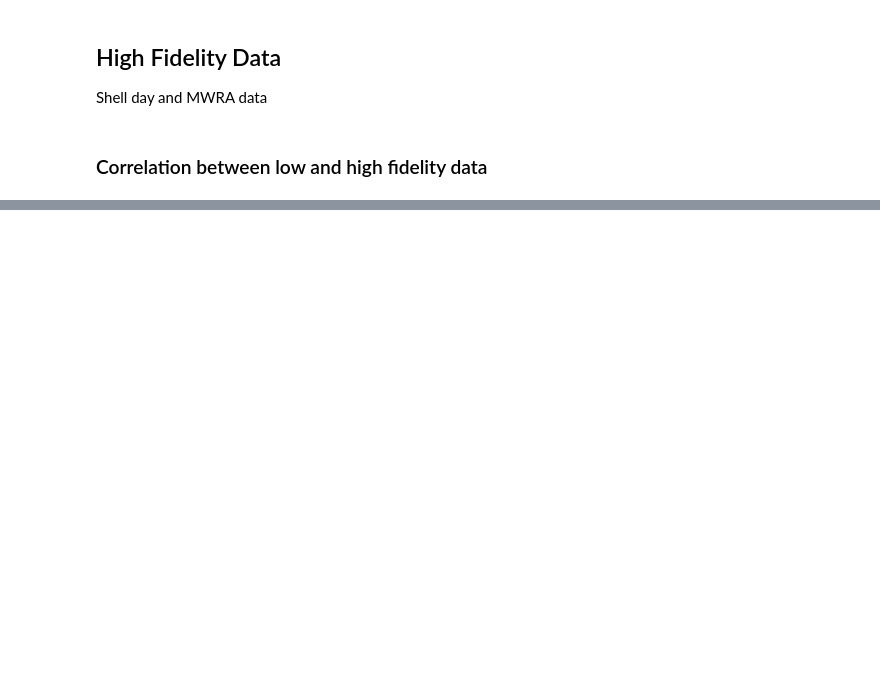
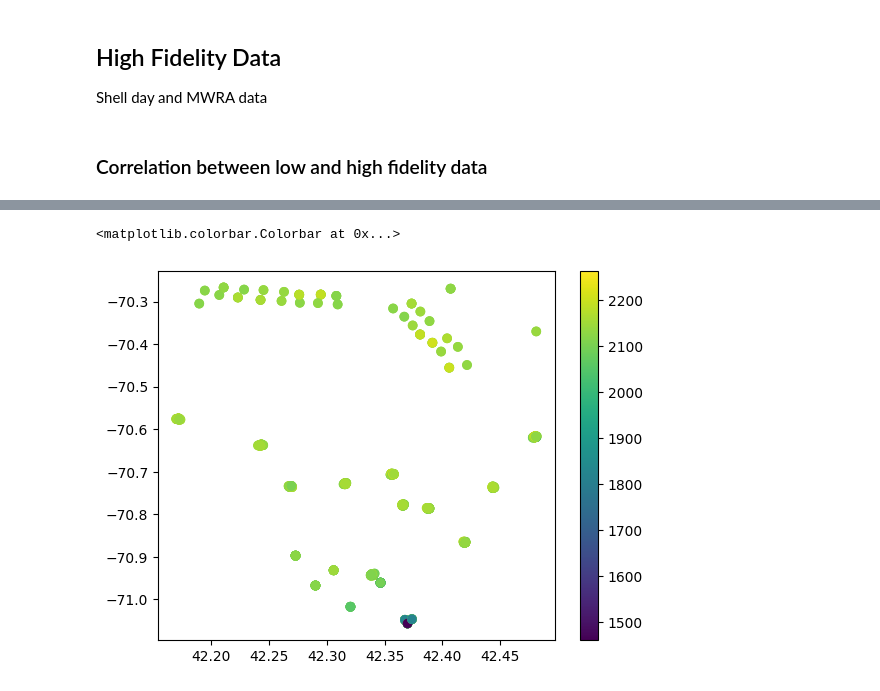
Before and after one commit to becklabs/oa-modeling, a Jupyter notebook: code/dataAnalysis/MultifidelityModeling.ipynb, the cells around one changed output, grey strips where cells are left out. Drawn from its saved outputs; the diff is of its cells as text; code cells hidden in the pictures; blank space fills up the shorter version.

```diff
--- a/code/dataAnalysis/MultifidelityModeling.ipynb
+++ b/code/dataAnalysis/MultifidelityModeling.ipynb
@@ -14,3 +25,8 @@ TA(micro mol/kg) = SAL(g/kg) * 47.6 + 643
 # %%
 def lofi(sal):
     return 47.6 * sal + 643
+# %%
+predicted_ta = lofi(sal['SAL (PSU)'])
+sal['TA in (mmol/kgSW)'] = predicted_ta
+lofi_pos = sal[['LATITUDE', 'LONGITUDE']].values
+lofi_ta = sal['TA in (mmol/kgSW)'].values
@@ -24,3 +42,6 @@ sal_and_ta = data[(data['SAL (PSU)'].notnull()) & (data['TA in (mmol/kgSW)'].not
+# %%
+hifi_pos = sal_and_ta[['LATITUDE', 'LONGITUDE']].values
+hifi_ta = sal_and_ta['TA in (mmol/kgSW)'].values
 # %% [markdown]
 ### Correlation between low and high fidelity data
 # %%
@@ -42,0 +64,6 @@ plt.scatter(sal_and_ta['PROF_DATE_TIME_LOCAL'], sal_and_ta['TA in (mmol/kgSW)'])
+# %%
+# Combine lofi_pos and hifi_pos into a single array
+pos = np.concatenate((lofi_pos, hifi_pos))
+
+# Combine lofi_ta and hifi_ta into a single array
+ta = np.concatenate((lofi_ta, hifi_ta))
@@ -42,0 +84,10 @@ plt.scatter(sal_and_ta['PROF_DATE_TIME_LOCAL'], sal_and_ta['TA in (mmol/kgSW)'])
+# %%
+train_x = torch.from_numpy(pos).float()
+train_y = torch.from_numpy(ta).float()
+# %%
+# Plot the 3d x values vs the 1d y values
+plt.scatter(train_x[:, 0], train_x[:, 1], c=train_y)
+plt.colorbar()
+# %% [output]
+<matplotlib.colorbar.Colorbar at 0x...>
+[figure, added]
```
Also changed, not shown: parts of 14 cells of this notebook, 13 other files.
